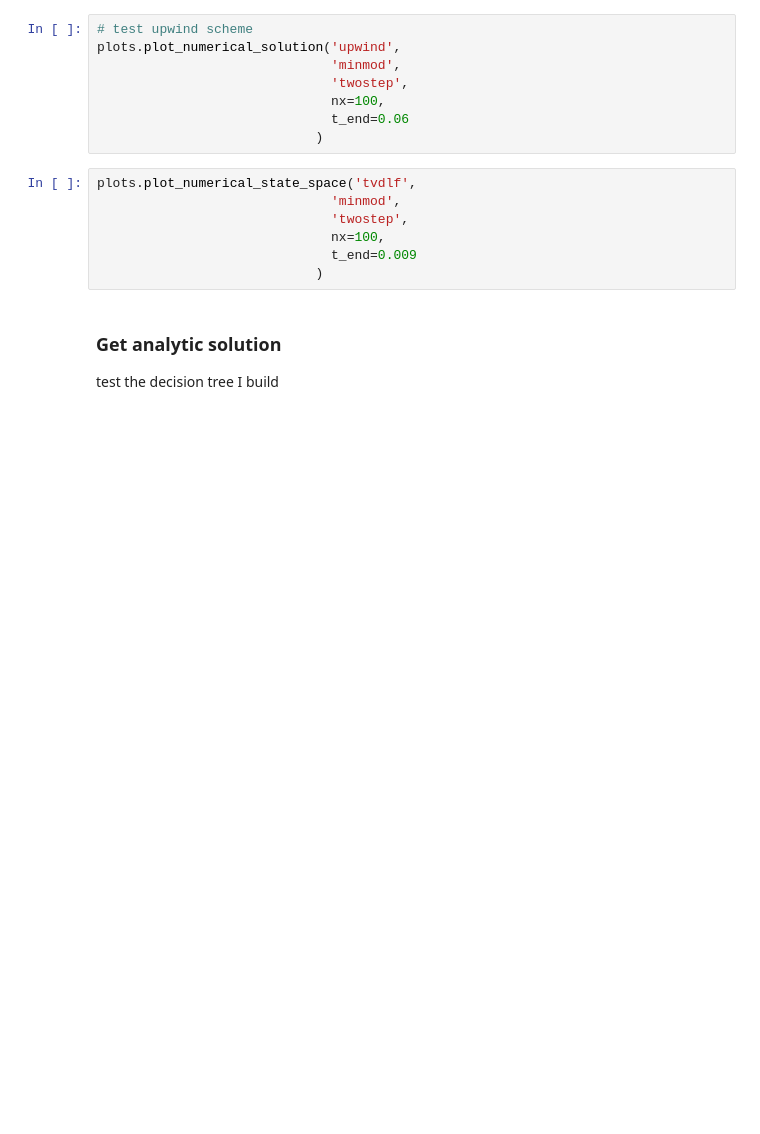
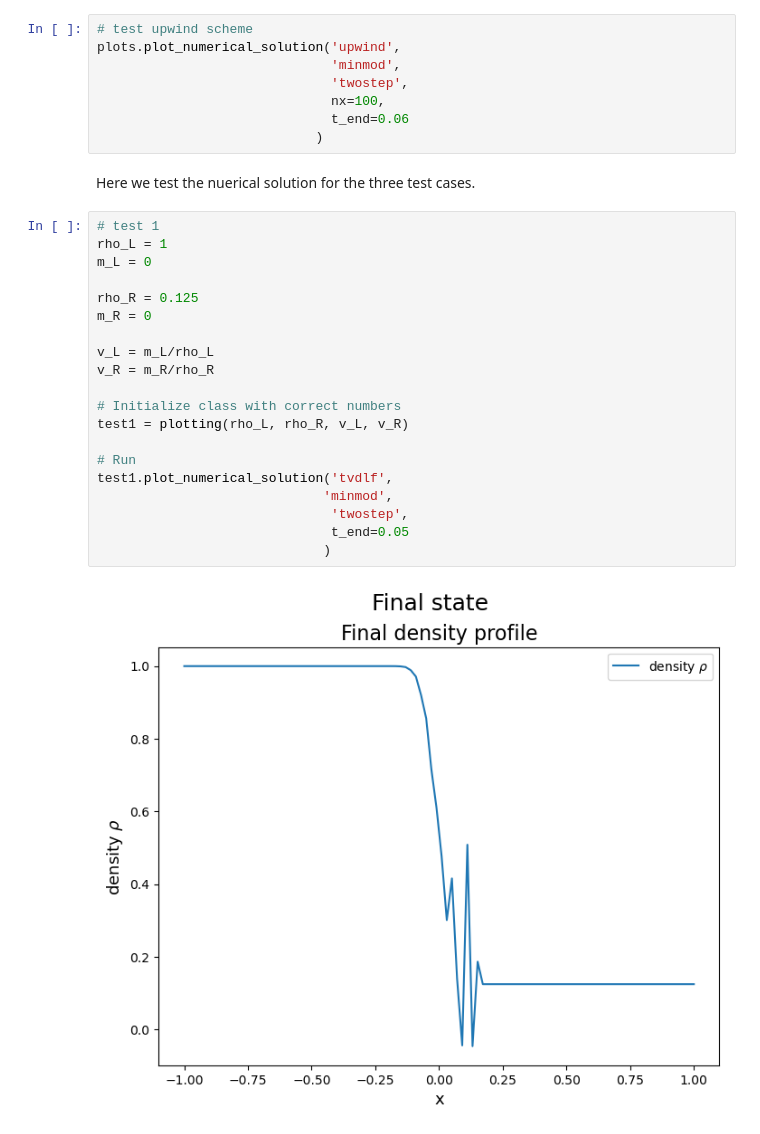
Before and after one commit to BertDepoorter/Individual_CMfAA, a Jupyter notebook: debugging.ipynb, the cells around one changed output. Cells and saved outputs as stored; diff of their text form; blank space fills up the shorter version.

```diff
--- a/debugging.ipynb
+++ b/debugging.ipynb
@@ -137,15 +136,29 @@ plots.plot_numerical_solution('upwind',
                               nx=100,
                               t_end=0.06
                             )
-# %%
-plots.plot_numerical_state_space('tvdlf',
-                              'minmod',
-                              'twostep',
-                              nx=100,
-                              t_end=0.009
-                            )
-# %% [markdown]
-### Get analytic solution
-test the decision tree I build
+# %% [markdown]
+Here we test the nuerical solution for the three test cases.
+# %%
+# test 1
+rho_L = 1
+m_L = 0
+
+rho_R = 0.125
+m_R = 0
+
+v_L = m_L/rho_L
+v_R = m_R/rho_R
+
+# Initialize class with correct numbers
+test1 = plotting(rho_L, rho_R, v_L, v_R)
+
+# Run
+test1.plot_numerical_solution('tvdlf',
+                             'minmod',
+                              'twostep',
+                              t_end=0.05
+                             )
+# %% [output]
+[figure, added]
 # %% [markdown]
 ## solver class
```
Also changed, not shown: parts of 30 cells of this notebook, 6 other files.
